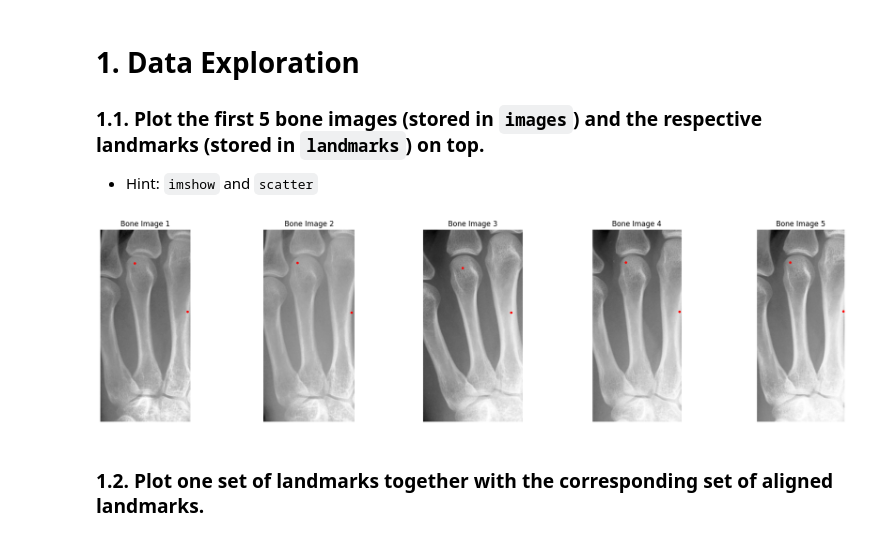
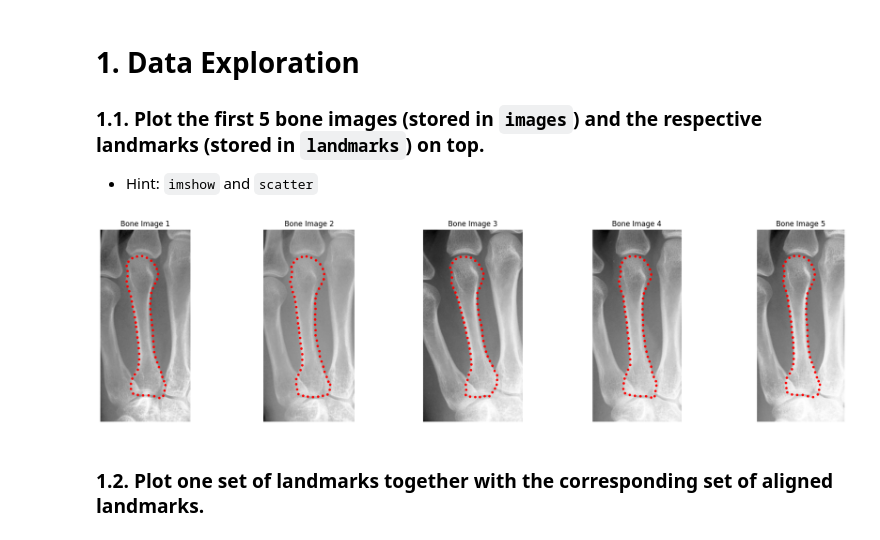
Before and after one commit to EmirSoftic/boneseg_MedImageML_ass2, a Jupyter notebook: notebook.ipynb, the cells around one changed output. Saved outputs shown, nothing was run; the diff lists cells and outputs as text; code cells hidden in the pictures.

```diff
--- a/notebook.ipynb
+++ b/notebook.ipynb
@@ -70,27 +70,27 @@ aligned: np.ndarray of shape (50, 2, 64) containing aligned landmark coordinates
 # %%
 # TODO: Plot the first 5 bone images
 
 # Plot the first 5 images with landmarks overlaid
 fig, axes = plt.subplots(1, 5, figsize=(20, 5))
 
 for i in range(5):
     # Display the bone image
     axes[i].imshow(images[i], cmap='gray')
 
     # Extract landmarks for the current image
     current_landmarks = landmarks[i]
-    x_coords = current_landmarks[:, 0]
-    y_coords = current_landmarks[:, 1]
+    x_coords = current_landmarks[0, :]
+    y_coords = current_landmarks[1, :]
 
     # Plot landmarks on top of the image
     axes[i].scatter(x_coords, y_coords, c='red', s=10, label='Landmarks' if i == 0 else "")
     axes[i].set_title(f"Bone Image {i+1}")
     axes[i].axis('off')
 
 plt.tight_layout()
 plt.show()
 # %% [output]
-[figure, old version]
+[figure, new version]
 # %% [markdown]
 ### 1.2. Plot one set of landmarks together with the corresponding set of aligned landmarks.
 # %%
```
